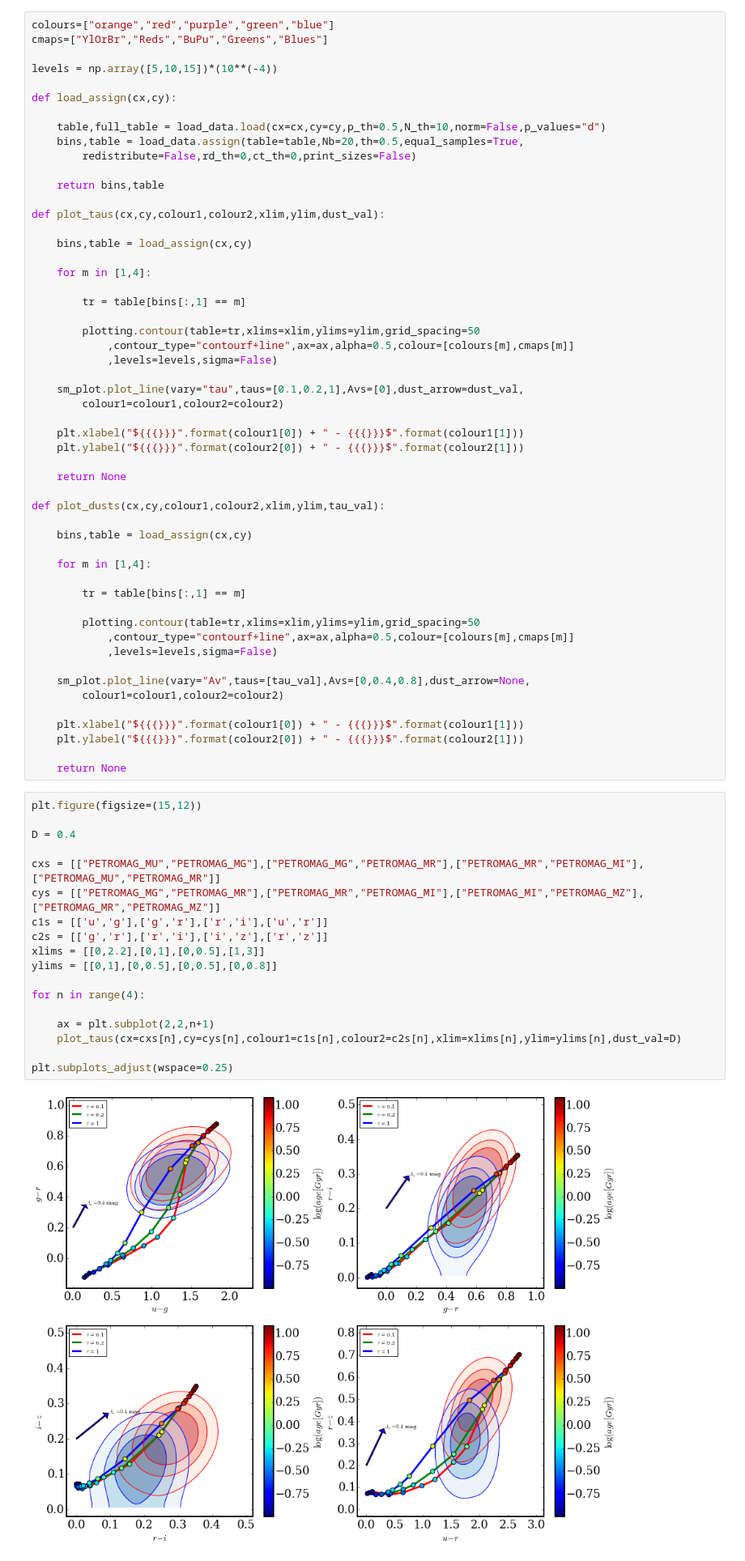
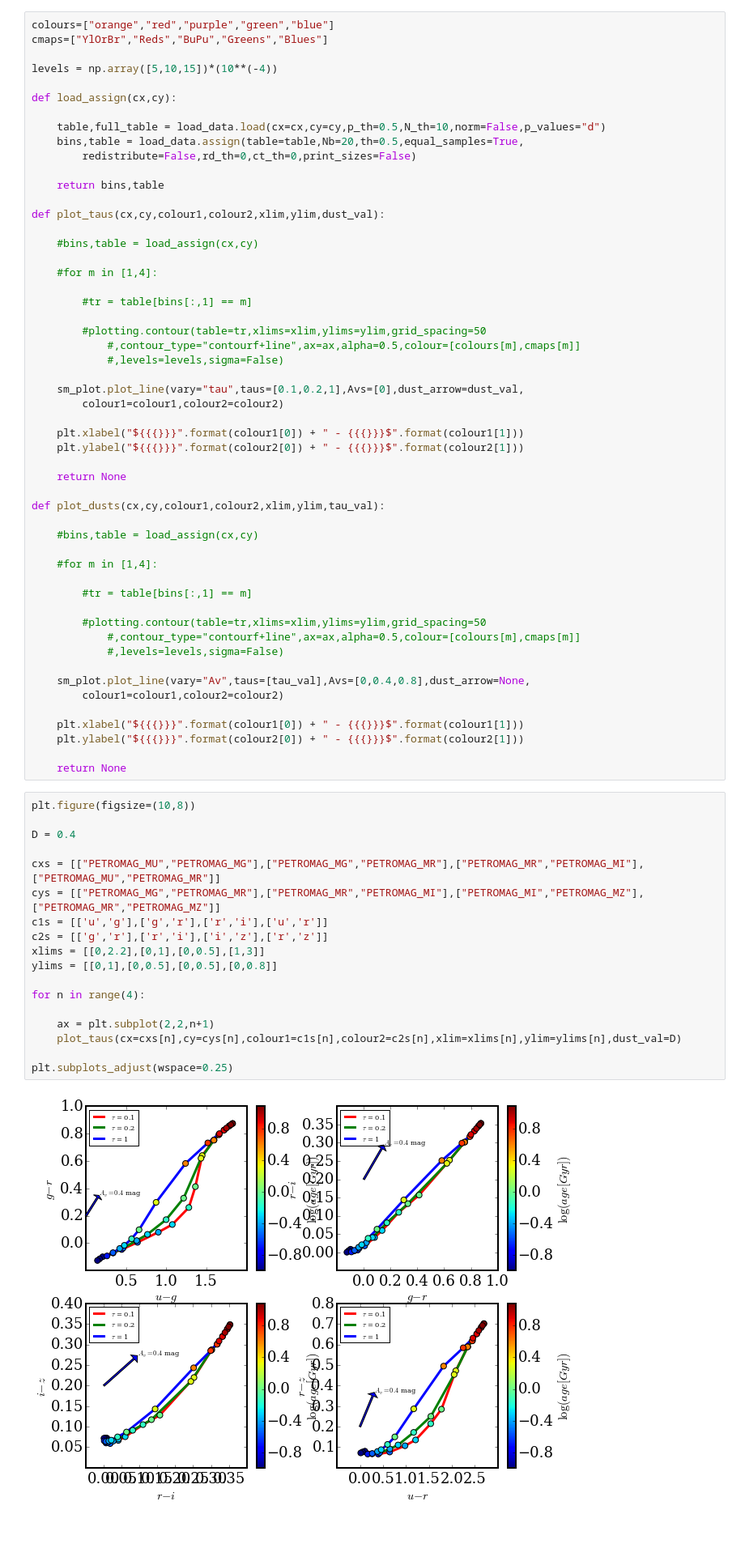
Before and after one commit to bamford/Debiasing-testing, a Jupyter notebook: Plotting_code_notebooks/SFH_comparison.ipynb, the cells around one changed output. Shown at 81% size. Cells and saved outputs as stored; diff of their text form; blank space fills up the shorter version.

```diff
--- a/Plotting_code_notebooks/SFH_comparison.ipynb
+++ b/Plotting_code_notebooks/SFH_comparison.ipynb
@@ -26,15 +152,15 @@ def load_assign(cx,cy):
 
 def plot_taus(cx,cy,colour1,colour2,xlim,ylim,dust_val):
 
-    bins,table = load_assign(cx,cy)
+    #bins,table = load_assign(cx,cy)
 
-    for m in [1,4]:
+    #for m in [1,4]:
 
-        tr = table[bins[:,1] == m]
+        #tr = table[bins[:,1] == m]
 
-        plotting.contour(table=tr,xlims=xlim,ylims=ylim,grid_spacing=50
-            ,contour_type="contourf+line",ax=ax,alpha=0.5,colour=[colours[m],cmaps[m]]
-            ,levels=levels,sigma=False)
+        #plotting.contour(table=tr,xlims=xlim,ylims=ylim,grid_spacing=50
+            #,contour_type="contourf+line",ax=ax,alpha=0.5,colour=[colours[m],cmaps[m]]
+            #,levels=levels,sigma=False)
 
     sm_plot.plot_line(vary="tau",taus=[0.1,0.2,1],Avs=[0],dust_arrow=dust_val,
         colour1=colour1,colour2=colour2)
@@ -46,15 +172,15 @@ def plot_taus(cx,cy,colour1,colour2,xlim,ylim,dust_val):
 
 def plot_dusts(cx,cy,colour1,colour2,xlim,ylim,tau_val):
 
-    bins,table = load_assign(cx,cy)
+    #bins,table = load_assign(cx,cy)
 
-    for m in [1,4]:
+    #for m in [1,4]:
 
-        tr = table[bins[:,1] == m]
+        #tr = table[bins[:,1] == m]
 
-        plotting.contour(table=tr,xlims=xlim,ylims=ylim,grid_spacing=50
-            ,contour_type="contourf+line",ax=ax,alpha=0.5,colour=[colours[m],cmaps[m]]
-            ,levels=levels,sigma=False)
+        #plotting.contour(table=tr,xlims=xlim,ylims=ylim,grid_spacing=50
+            #,contour_type="contourf+line",ax=ax,alpha=0.5,colour=[colours[m],cmaps[m]]
+            #,levels=levels,sigma=False)
 
     sm_plot.plot_line(vary="Av",taus=[tau_val],Avs=[0,0.4,0.8],dust_arrow=None,
         colour1=colour1,colour2=colour2)
@@ -64,23 +190,23 @@ def plot_dusts(cx,cy,colour1,colour2,xlim,ylim,tau_val):
 
     return None
 # %%
-plt.figure(figsize=(15,12))
+plt.figure(figsize=(10,8))
 
 D = 0.4
 
 cxs = [["PETROMAG_MU","PETROMAG_MG"],["PETROMAG_MG","PETROMAG_MR"],["PETROMAG_MR","PETROMAG_MI"],["PETROMAG_MU","PETROMAG_MR"]]
 cys = [["PETROMAG_MG","PETROMAG_MR"],["PETROMAG_MR","PETROMAG_MI"],["PETROMAG_MI","PETROMAG_MZ"],["PETROMAG_MR","PETROMAG_MZ"]]
 c1s = [['u','g'],['g','r'],['r','i'],['u','r']]
 c2s = [['g','r'],['r','i'],['i','z'],['r','z']]
 xlims = [[0,2.2],[0,1],[0,0.5],[1,3]]
 ylims = [[0,1],[0,0.5],[0,0.5],[0,0.8]]
 
 for n in range(4):
 
     ax = plt.subplot(2,2,n+1)
     plot_taus(cx=cxs[n],cy=cys[n],colour1=c1s[n],colour2=c2s[n],xlim=xlims[n],ylim=ylims[n],dust_val=D)
 
 plt.subplots_adjust(wspace=0.25)
 # %% [output]
-[figure, old version]
+[figure, new version]
 # %%
```
Also changed, not shown: parts of 7 cells of this notebook, 10 other files.
